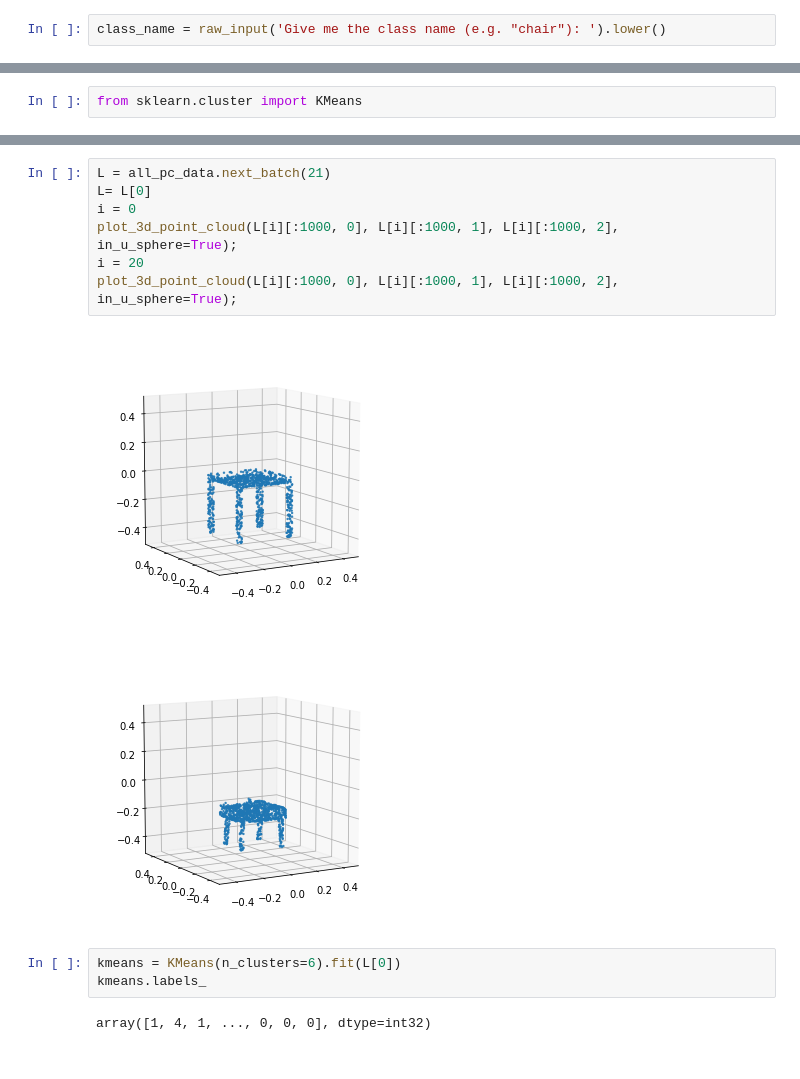
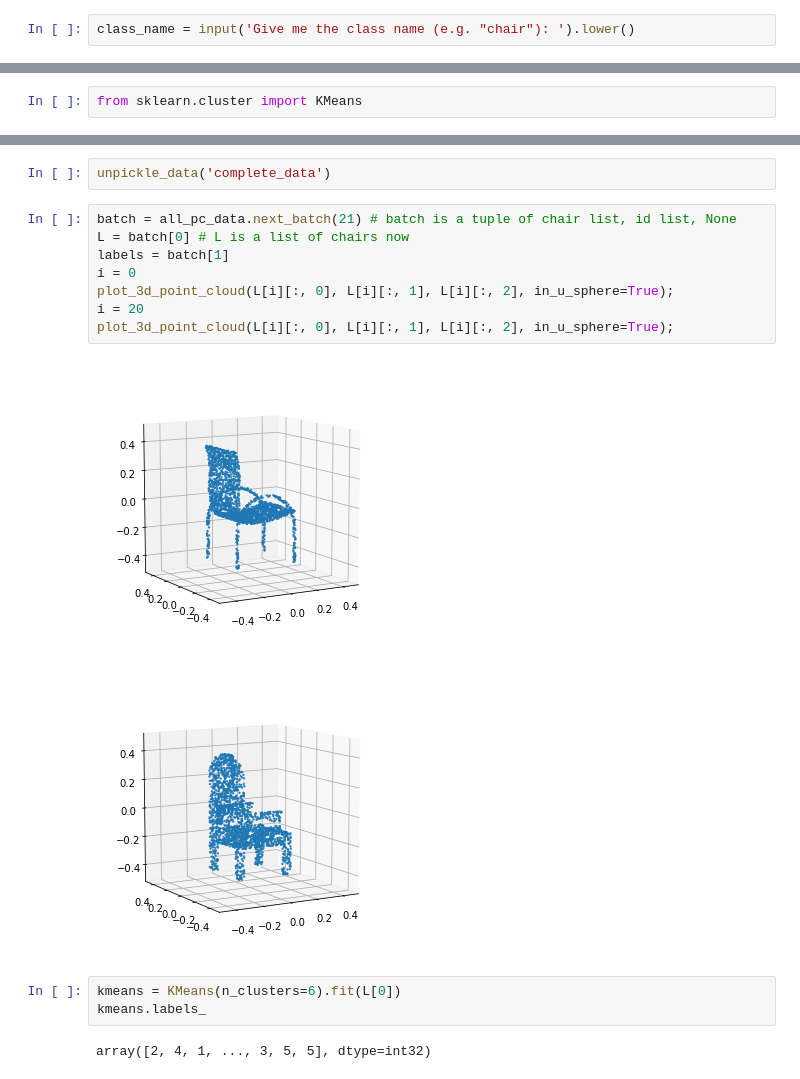
Before and after one commit to dtseng/latent_3d_points, a Jupyter notebook: notebooks/clustering.ipynb, the cells around one changed output, grey strips where cells are left out. Drawn from its saved outputs; the diff is of its cells as text.

```diff
--- a/notebooks/clustering.ipynb
+++ b/notebooks/clustering.ipynb
@@ -20,7 +20,7 @@ from latent_3d_points.src.general_utils import plot_3d_point_cloud
 # from latent_3d_points.src.generators_discriminators import latent_code_discriminator_two_layers,\
 # latent_code_generator_two_layers
 # %%
-class_name = raw_input('Give me the class name (e.g. "chair"): ').lower()
+class_name = input('Give me the class name (e.g. "chair"): ').lower()
 # %% [output]
 Give me the class name (e.g. "chair"): chair
 # %%
@@ -37,18 +73,21 @@ from sklearn.cluster import KMeans
+# %%
+unpickle_data('complete_data')
 # %%
-L = all_pc_data.next_batch(21)
-L= L[0]
+batch = all_pc_data.next_batch(21) # batch is a tuple of chair list, id list, None
+L = batch[0] # L is a list of chairs now
+labels = batch[1]
 i = 0
-plot_3d_point_cloud(L[i][:1000, 0], L[i][:1000, 1], L[i][:1000, 2], in_u_sphere=True);
+plot_3d_point_cloud(L[i][:, 0], L[i][:, 1], L[i][:, 2], in_u_sphere=True);
 i = 20
-plot_3d_point_cloud(L[i][:1000, 0], L[i][:1000, 1], L[i][:1000, 2], in_u_sphere=True);
+plot_3d_point_cloud(L[i][:, 0], L[i][:, 1], L[i][:, 2], in_u_sphere=True);
 # %% [output]
-[figure, old version]
+[figure, new version]
-[figure, old version]
+[figure, new version]
 # %%
 kmeans = KMeans(n_clusters=6).fit(L[0])
 kmeans.labels_
 # %% [output]
-array([1, 4, 1, ..., 0, 0, 0], dtype=int32)
+array([2, 4, 1, ..., 3, 5, 5], dtype=int32)
 # %%
 l1 = L[0][kmeans.labels_!=2]
 plot_3d_point_cloud(l1[:, 0], l1[:, 1], l1[:, 2], in_u_sphere=True);
```
Also changed, not shown: parts of 5 cells of this notebook, 1 other file.
